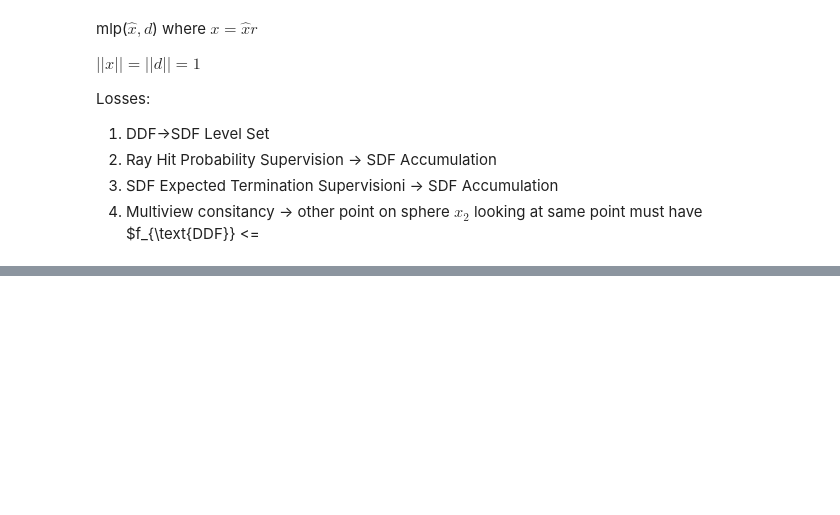
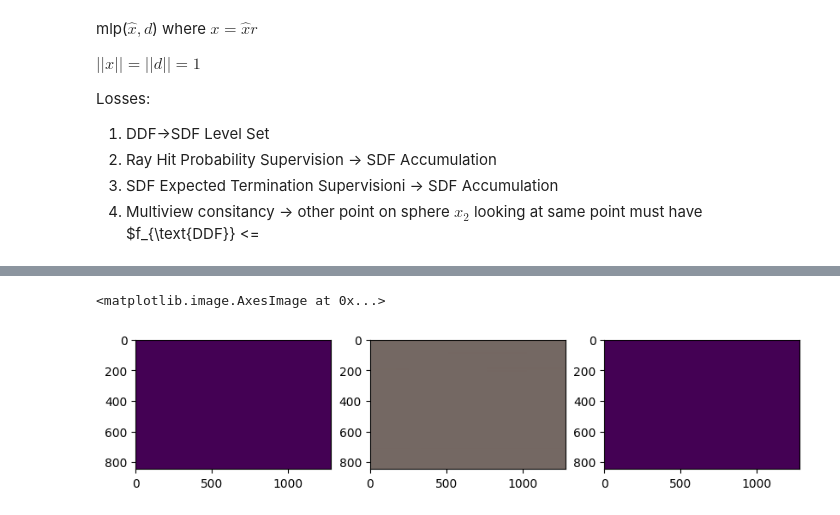
Before and after one commit to JADGardner/neusky, a Jupyter notebook: notebooks/ddf.ipynb, the cells around one changed output, grey strips where cells are left out. Cells and saved outputs as stored; diff of their text form; code cells hidden in the pictures; blank space fills up the shorter version.

```diff
--- a/notebooks/ddf.ipynb
+++ b/notebooks/ddf.ipynb
@@ -298,0 +201,2 @@ len(batch['fg_mask'])
+# %%
+outputs = model.reni_neus.get_outputs_for_camera_ray_bundle(ray_bundle, show_progress=True)
@@ -298,0 +207,15 @@ len(batch['fg_mask'])
+# %%
+accumulation = outputs['accumulation'].cpu().detach().numpy()
+visibiltiy = 1.0 - accumulation
+rgb = outputs['rgb'].cpu().detach().numpy()
+depth = outputs['p2p_dist'].cpu().detach().numpy()
+depth = depth * (outputs['accumulation'] > 0.7).float().cpu().detach().numpy()
+
+# plot both in the same figure
+fig, ax = plt.subplots(1, 3, figsize=(10, 5))
+ax[0].imshow(visibiltiy)
+ax[1].imshow(rgb)
+ax[2].imshow(depth, vmin=0, vmax=1.0)
+# %% [output]
+<matplotlib.image.AxesImage at 0x...>
+[figure, added]
```
Also changed, not shown: parts of 14 cells of this notebook, 5 other files.
